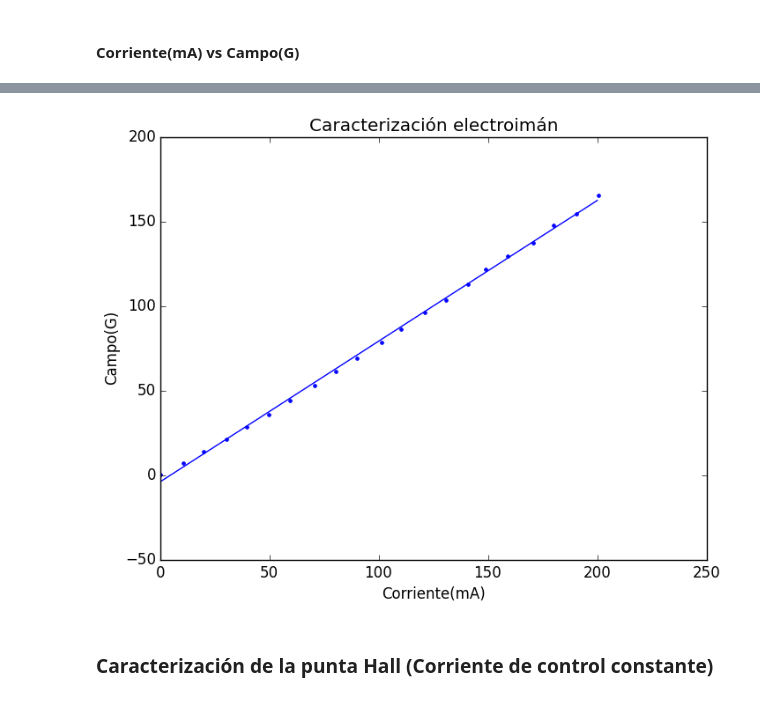
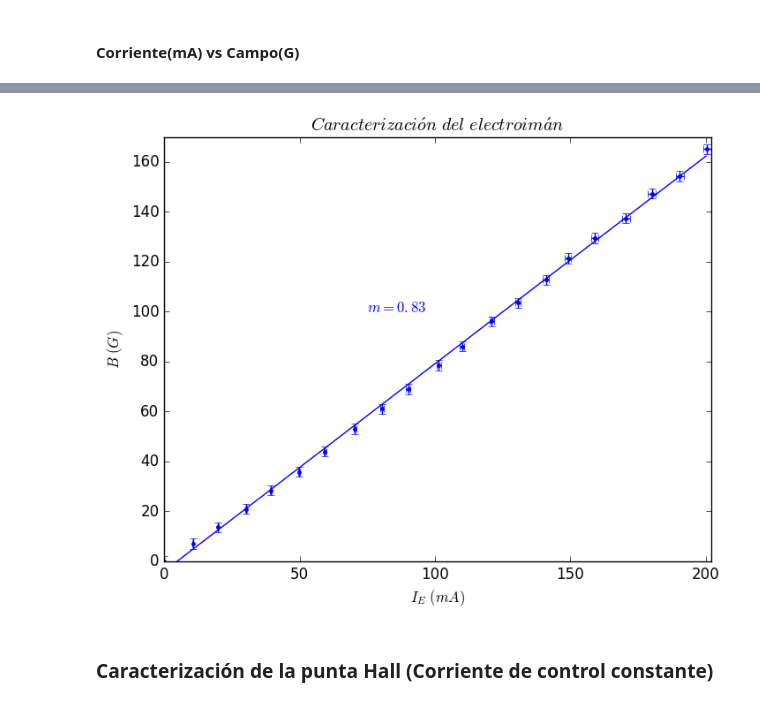
Before and after one commit to LFelipeGomez/LabConII, a Jupyter notebook: Hall/Efecto_hall.ipynb, the cells around one changed output, grey strips where cells are left out. Saved outputs shown, nothing was run; the diff lists cells and outputs as text; code cells hidden in the pictures.

```diff
--- a/Hall/Efecto_hall.ipynb
+++ b/Hall/Efecto_hall.ipynb
@@ -68,13 +54,20 @@ using PyPlot
-# %%
-plot(electroiman[:,1], electroiman[:,2], ".")
-a_electroiman, b_electroiman = ajuste_recta(electroiman[:,1], electroiman[:,2])
-plot(a_electroiman,b_electroiman, "b")
-
-title("Caracterización electroimán")
-xlabel("Corriente(mA)")
-ylabel("Campo(G)");
-# %% [output]
-[figure, removed]
+# %%
+fig = figure()
+#plot(electroiman[:,1], electroiman[:,2],".")
+errorbar(electroiman[:,1], electroiman[:,2], yerr=2, xerr=electroiman[:,1].*0.008, fmt=".")
+m, a_electroiman, b_electroiman = ajuste_recta(electroiman[:,1], electroiman[:,2])
+m = round(m,2)
+plot(a_electroiman,b_electroiman, "b")
+
+title(L"Caracterizaci\acute{o}n\ del\ electroim\acute{a}n")
+xlabel(L"I_E\ (mA)")
+ylabel(L"B\ (G)")
+ylim(0,170)
+xlim(0,202)
+text(75,100,latexstring("m =",m), color="b")
+savefig("figura_3");
+# %% [output]
+[figure, added]
 # %% [markdown]
 ###  Caracterización de la punta Hall (Corriente de control constante)
 # %% [markdown]
```
Also changed, not shown: parts of 36 cells of this notebook, 18 other files.
